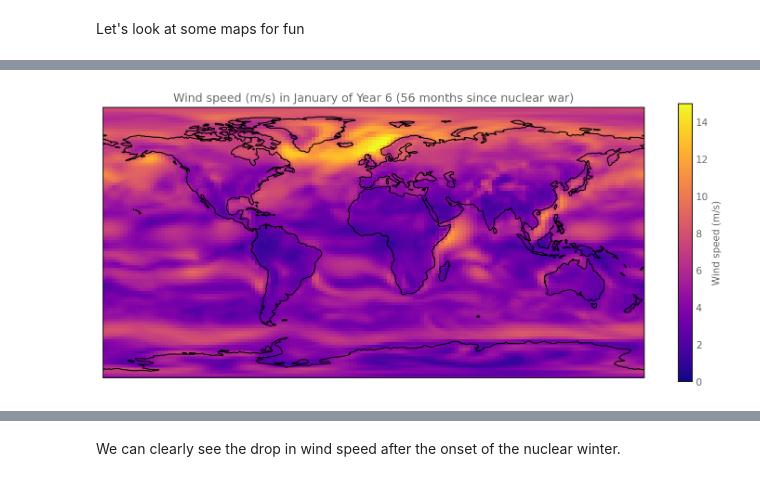
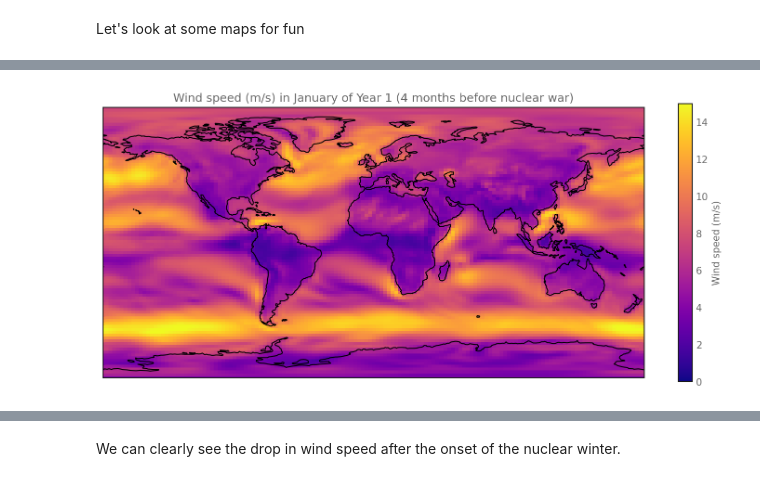
Before and after one commit to allfed/Renewables-Nuclear-Winter, a Jupyter notebook: scripts/Wind-Power.ipynb, the cells around one changed output, grey strips where cells are left out. Drawn from its saved outputs; the diff is of its cells as text; code cells hidden in the pictures.

```diff
--- a/scripts/Wind-Power.ipynb
+++ b/scripts/Wind-Power.ipynb
@@ -20,4 +15,4 @@ waccmdaily.plot_map("windspeed", "01-01", zmin=0, zmax=15)
-# %%
-waccmdaily.plot_map("windspeed", "06-01", zmin=0, zmax=15)
-# %% [output]
-[figure, removed]
+# %%
+waccmwind.plot_map(year=1, month=1, sim="catastrophe", zmin=0, zmax=15, var="windspeed")
+# %% [output]
+[figure, added]
```
Also changed, not shown: parts of 8 cells of this notebook, 31 other files.
